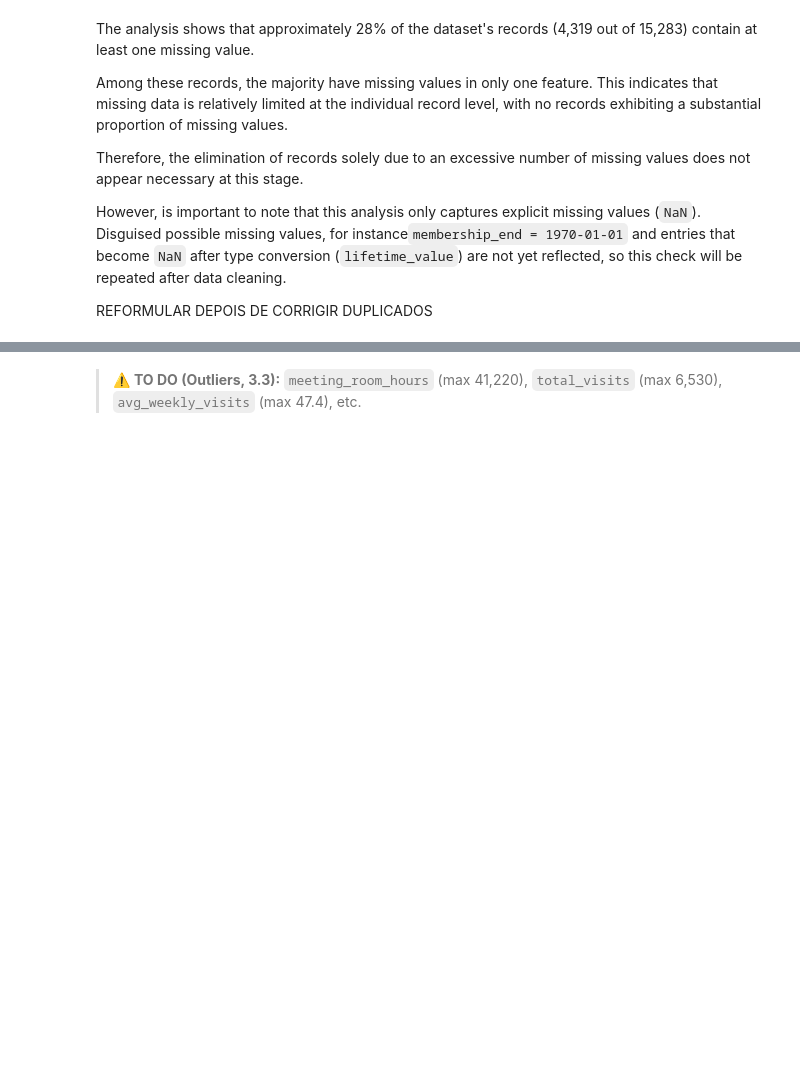
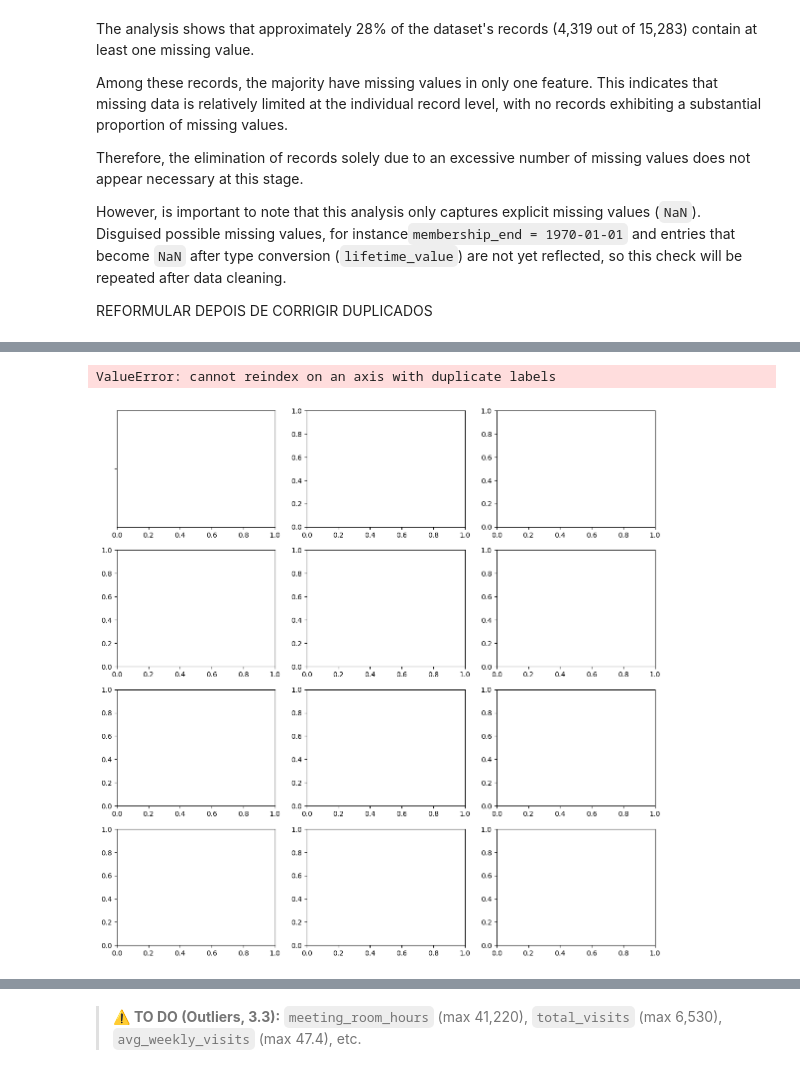
Before and after one commit to tomasmuachoDSAN/DataMining2627, a Jupyter notebook: notebooks/Group30_EDA_Code.ipynb, the cells around one changed output, grey strips where cells are left out. Drawn from its saved outputs; the diff is of its cells as text; code cells hidden in the pictures; blank space fills up the shorter version.

```diff
--- a/notebooks/Group30_EDA_Code.ipynb
+++ b/notebooks/Group30_EDA_Code.ipynb
@@ -584,0 +557,27 @@ REFORMULAR DEPOIS DE CORRIGIR DUPLICADOS
+# %%
+outlier_vars = [
+    "age", "n_colleagues_on_account", "plan_days_per_week", "n_renewals",
+    "total_visits", "avg_weekly_visits", "days_since_last_visit",
+    "meeting_room_hours", "event_space_hours", "guest_passes_issued"
+]
+
+rows = []
+for col in outlier_vars:
+    s = df_acdcd_data[col].dropna()
+    q1, q3 = s.quantile([0.25, 0.75])
+    iqr = q3 - q1
+    low, high = q1 - 1.5 * iqr, q3 + 1.5 * iqr
+    rows.append({
+        "variable": col,
+        "min": s.min(), "P0.1": s.quantile(0.001), "P1": s.quantile(0.01),
+        "Q1": q1, "Q3": q3,
+        "P99": s.quantile(0.99), "P99.9": s.quantile(0.999), "max": s.max(),
+        "lower_fence": low, "upper_fence": high,
+        "n_negative": (s < 0).sum(),
+        "n_below_fence": (s < low).sum(),
+        "n_above_fence": (s > high).sum(),
+        "pct_outliers (%)": round(((s < low) | (s > high)).mean() * 100, 2),
+    })
+
+outlier_summary = pd.DataFrame(rows).set_index("variable")
+outlier_summary
@@ -584,0 +597,18 @@ REFORMULAR DEPOIS DE CORRIGIR DUPLICADOS
+# %%
+n_cols = 3
+n_rows = ceil(len(outlier_vars) / n_cols)
+fig, axes = plt.subplots(n_rows, n_cols, figsize=(14, 3.5 * n_rows))
+axes = axes.flatten()
+
+for ax, col in zip(axes, outlier_vars):
+    sns.boxplot(x=df_acdcd_data[col], ax=ax, color="steelblue")
+    ax.set_title(col)
+
+for ax in axes[len(outlier_vars):]:
+    ax.set_visible(False)
+
+plt.tight_layout()
+plt.show()
+# %% [output]
+ValueError: cannot reindex on an axis with duplicate labels
+[figure, added]
```
Also changed, not shown: parts of 22 cells of this notebook.
